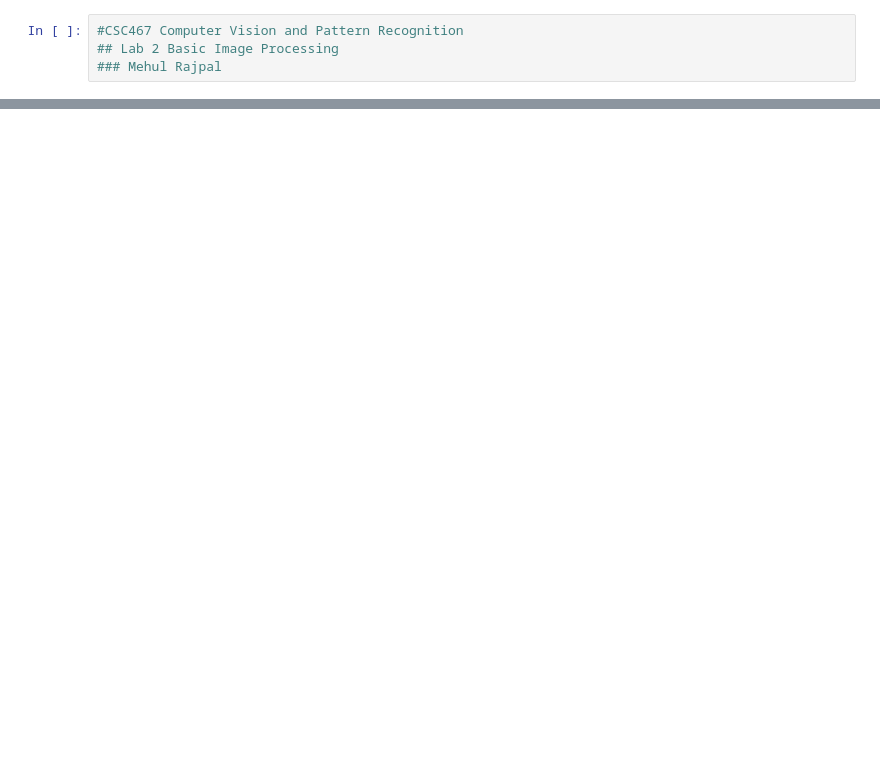
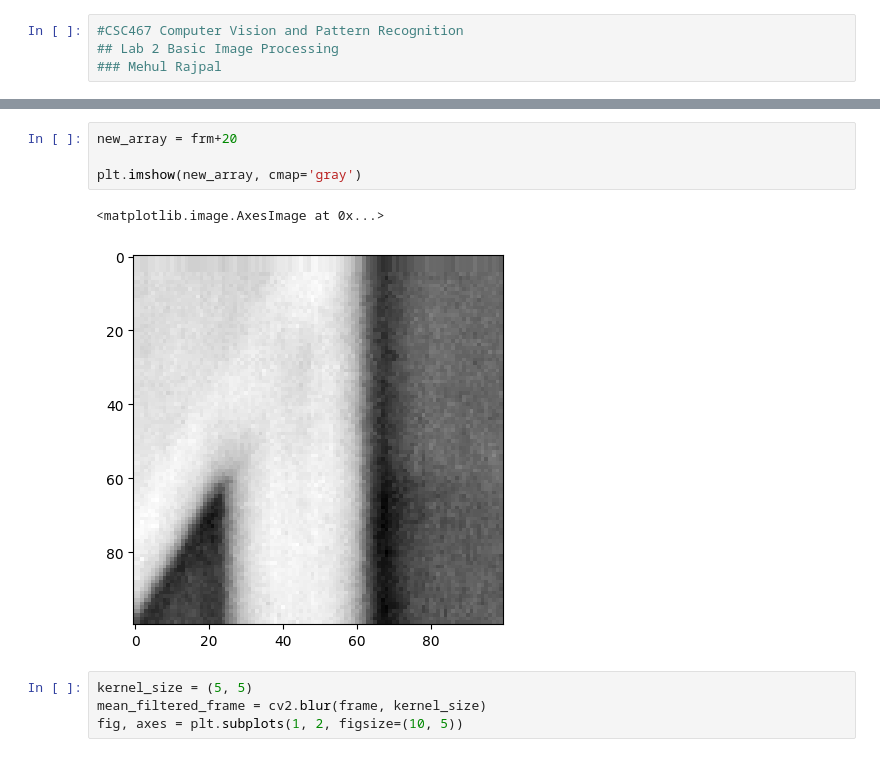
Before and after one commit to M0hzz/M0hzz-CSC467-Week-2-Lab, a Jupyter notebook: lab02.ipynb, the cells around one changed output, grey strips where cells are left out. Saved outputs shown, nothing was run; the diff lists cells and outputs as text; blank space fills up the shorter version.

```diff
--- a/lab02.ipynb
+++ b/lab02.ipynb
@@ -18,0 +50,11 @@ Based on the extension, the following plugins might add capable backends:
+# %%
+new_array = frm+20
+
+plt.imshow(new_array, cmap='gray')
+# %% [output]
+<matplotlib.image.AxesImage at 0x...>
+[figure, added]
+# %%
+kernel_size = (5, 5)
+mean_filtered_frame = cv2.blur(frame, kernel_size)
+fig, axes = plt.subplots(1, 2, figsize=(10, 5))
```
Also changed, not shown: parts of 4 cells of this notebook.
